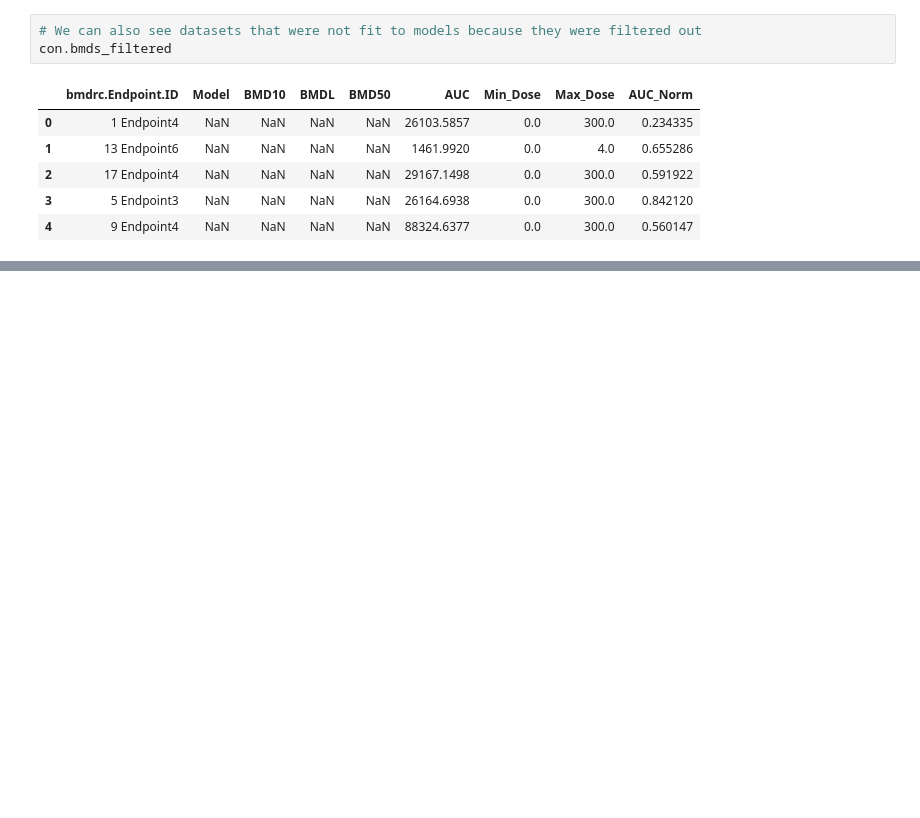
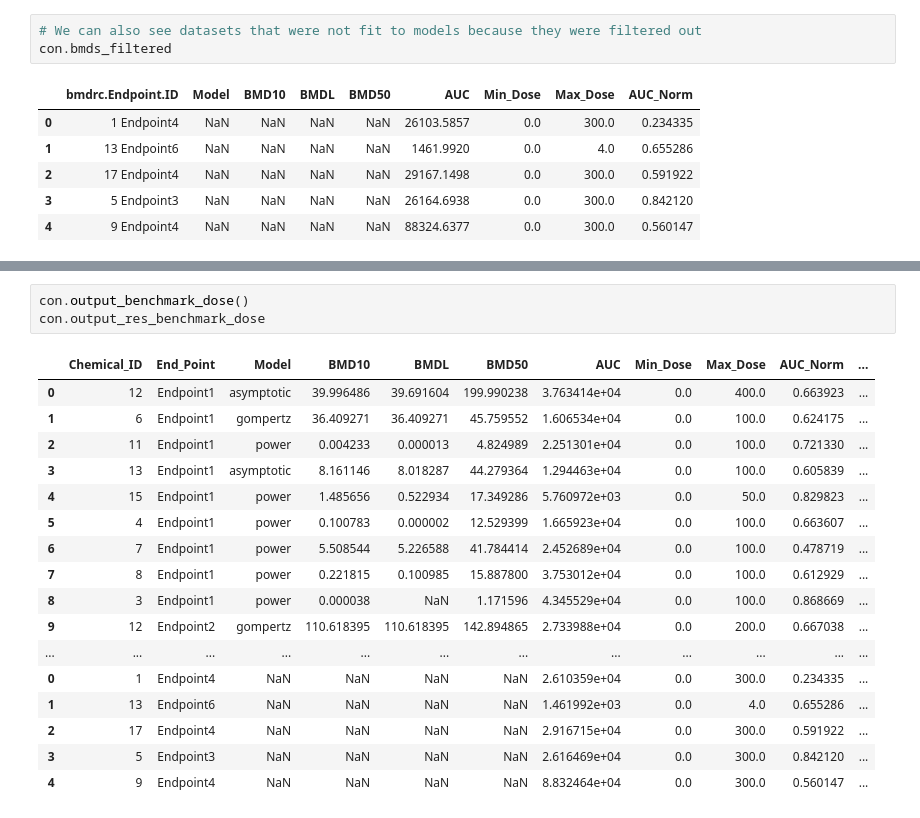
Before and after one commit to PNNL-CompBio/bmdrc, a Jupyter notebook: vignettes/Continuous Class Example.ipynb, the cells around one changed output, grey strips where cells are left out. Drawn from its saved outputs; the diff is of its cells as text; blank space fills up the shorter version.

```diff
--- a/vignettes/Continuous Class Example.ipynb
+++ b/vignettes/Continuous Class Example.ipynb
@@ -173,0 +180,21 @@ con.bmds_filtered
+# %%
+con.output_benchmark_dose()
+con.output_res_benchmark_dose
+# %% [output]
+|  | Chemical_ID | End_Point | Model | BMD10 | BMDL | BMD50 | AUC | Min_Dose | Max_Dose | AUC_Norm | ... |
+| 0 | 12 | Endpoint1 | asymptotic | 39.996486 | 39.691604 | 199.990238 | 3.763414e+04 | 0.0 | 400.0 | 0.663923 | ... |
+| 1 | 6 | Endpoint1 | gompertz | 36.409271 | 36.409271 | 45.759552 | 1.606534e+04 | 0.0 | 100.0 | 0.624175 | ... |
+| 2 | 11 | Endpoint1 | power | 0.004233 | 0.000013 | 4.824989 | 2.251301e+04 | 0.0 | 100.0 | 0.721330 | ... |
+| 3 | 13 | Endpoint1 | asymptotic | 8.161146 | 8.018287 | 44.279364 | 1.294463e+04 | 0.0 | 100.0 | 0.605839 | ... |
+| 4 | 15 | Endpoint1 | power | 1.485656 | 0.522934 | 17.349286 | 5.760972e+03 | 0.0 | 50.0 | 0.829823 | ... |
+| 5 | 4 | Endpoint1 | power | 0.100783 | 0.000002 | 12.529399 | 1.665923e+04 | 0.0 | 100.0 | 0.663607 | ... |
+| 6 | 7 | Endpoint1 | power | 5.508544 | 5.226588 | 41.784414 | 2.452689e+04 | 0.0 | 100.0 | 0.478719 | ... |
+| 7 | 8 | Endpoint1 | power | 0.221815 | 0.100985 | 15.887800 | 3.753012e+04 | 0.0 | 100.0 | 0.612929 | ... |
+| 8 | 3 | Endpoint1 | power | 0.000038 | NaN | 1.171596 | 4.345529e+04 | 0.0 | 100.0 | 0.868669 | ... |
+| 9 | 12 | Endpoint2 | gompertz | 110.618395 | 110.618395 | 142.894865 | 2.733988e+04 | 0.0 | 200.0 | 0.667038 | ... |
+| ... | ... | ... | ... | ... | ... | ... | ... | ... | ... | ... | ... |
+| 0 | 1 | Endpoint4 | NaN | NaN | NaN | NaN | 2.610359e+04 | 0.0 | 300.0 | 0.234335 | ... |
+| 1 | 13 | Endpoint6 | NaN | NaN | NaN | NaN | 1.461992e+03 | 0.0 | 4.0 | 0.655286 | ... |
+| 2 | 17 | Endpoint4 | NaN | NaN | NaN | NaN | 2.916715e+04 | 0.0 | 300.0 | 0.591922 | ... |
+| 3 | 5 | Endpoint3 | NaN | NaN | NaN | NaN | 2.616469e+04 | 0.0 | 300.0 | 0.842120 | ... |
+| 4 | 9 | Endpoint4 | NaN | NaN | NaN | NaN | 8.832464e+04 | 0.0 | 300.0 | 0.560147 | ... |
```
Also changed, not shown: parts of 4 cells of this notebook, 2 other files.
